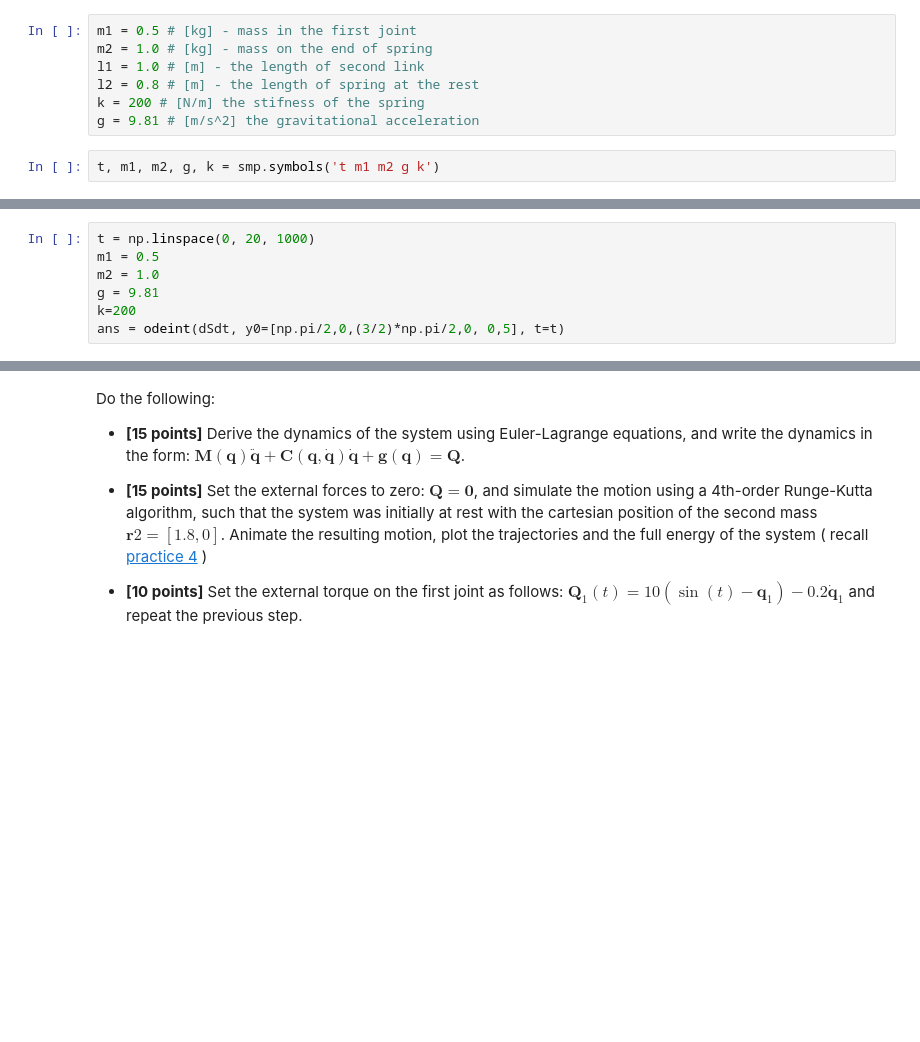
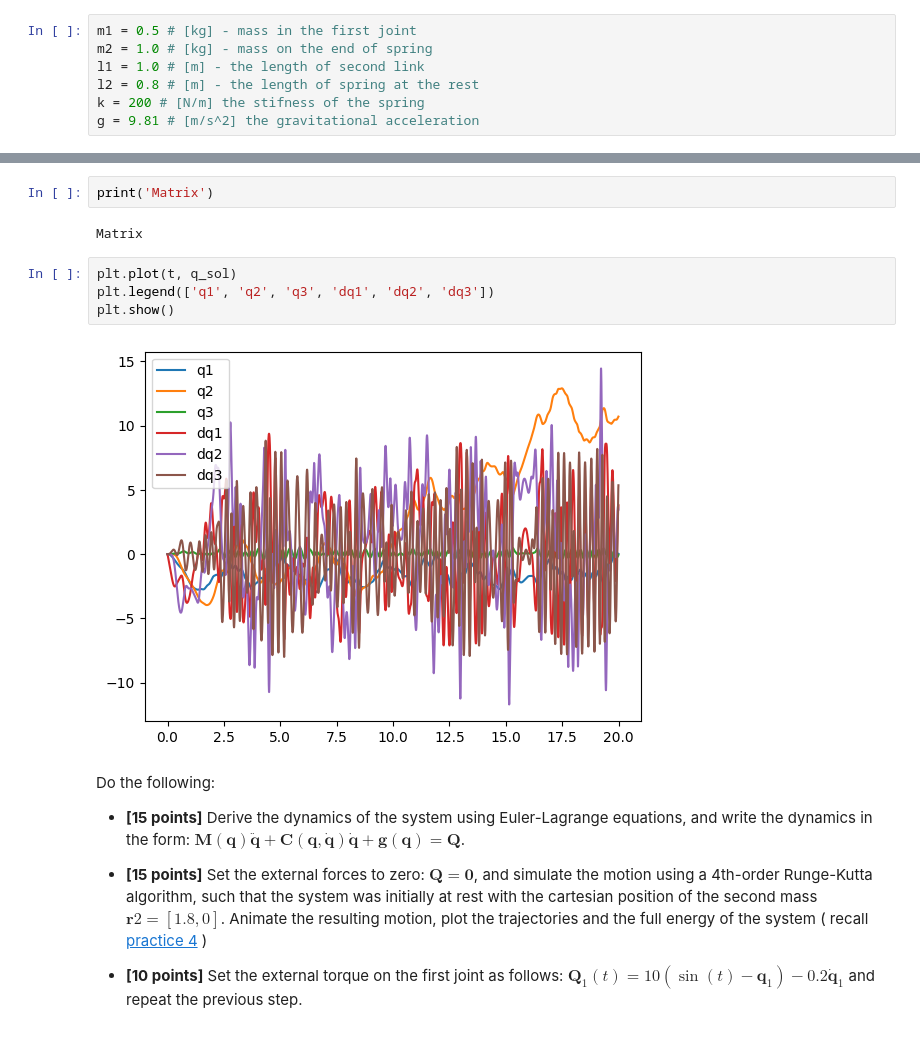
Before and after one commit to Lumiwarum/RS, a Jupyter notebook: RS_midterm.ipynb, the cells around one changed output, grey strips where cells are left out. Saved outputs shown, nothing was run; the diff lists cells and outputs as text; blank space fills up the shorter version.

```diff
--- a/RS_midterm.ipynb
+++ b/RS_midterm.ipynb
@@ -354,5 +296,3 @@ l1 = 1.0 # [m] - the length of second link
 l2 = 0.8 # [m] - the length of spring at the rest
 k = 200 # [N/m] the stifness of the spring
 g = 9.81 # [m/s^2] the gravitational acceleration
-# %%
-t, m1, m2, g, k = smp.symbols('t m1 m2 g k')
@@ -422,7 +298,0 @@ def dSdt(S, t):
-# %%
-t = np.linspace(0, 20, 1000)
-m1 = 0.5
-m2 = 1.0
-g = 9.81
-k=200
-ans = odeint(dSdt, y0=[np.pi/2,0,(3/2)*np.pi/2,0, 0,5], t=t)
@@ -451,3 +420,13 @@ ani.save('pen.gif',writer='pillow',fps=50)
+# %%
+print('Matrix')
+# %% [output]
+Matrix
+# %%
+plt.plot(t, q_sol)
+plt.legend(['q1', 'q2', 'q3', 'dq1', 'dq2', 'dq3'])
+plt.show()
+# %% [output]
+[figure, added]
 # %% [markdown]
 Do the following:
 
```
Also changed, not shown: parts of 32 cells of this notebook.
